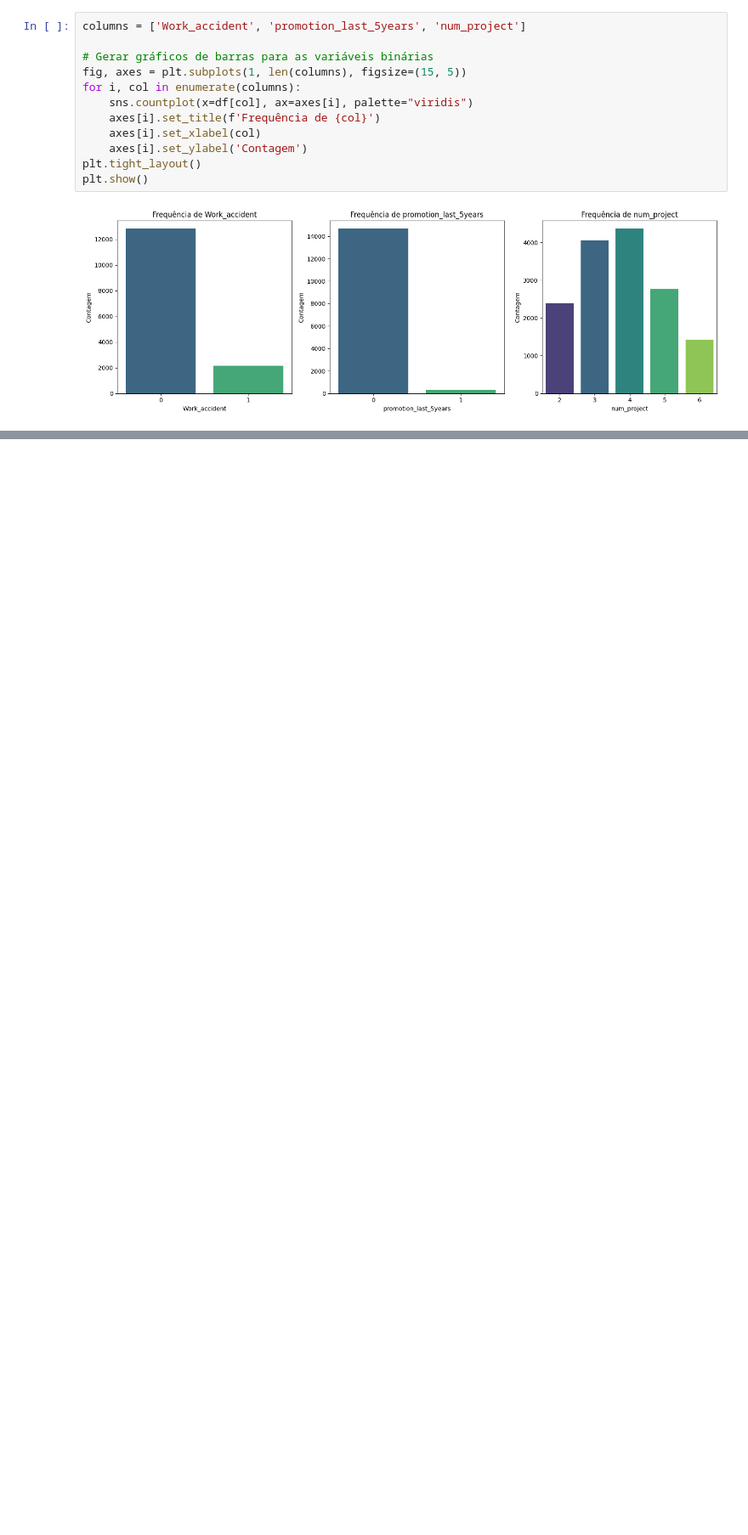
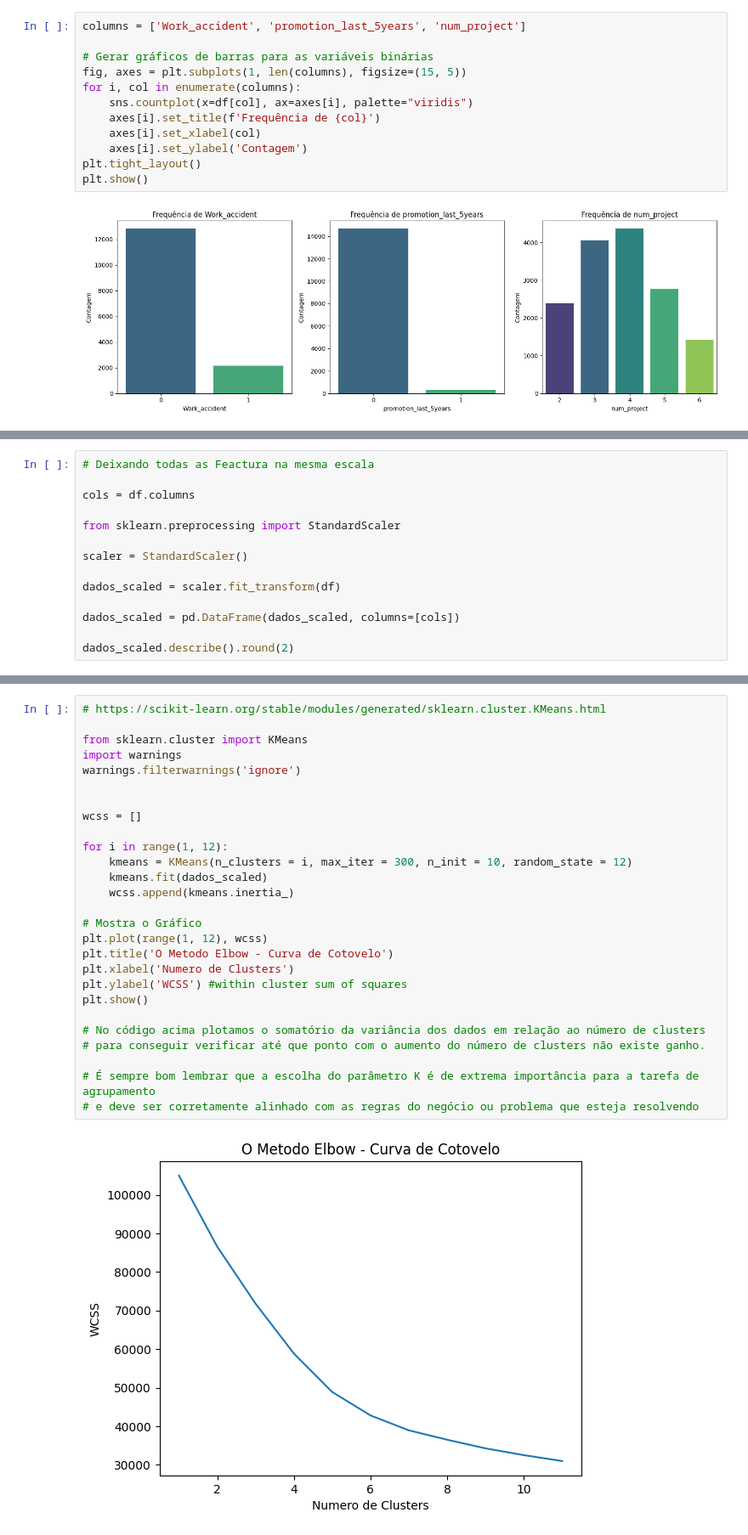
Before and after one commit to Uill-Iam/Estudo, a Jupyter notebook: Python/ML/ACEM/ACEM.ipynb, the cells around one changed output, grey strips where cells are left out. Shown at 85% size. Cells and saved outputs as stored; diff of their text form; blank space fills up the shorter version.

```diff
--- a/Python/ML/ACEM/ACEM.ipynb
+++ b/Python/ML/ACEM/ACEM.ipynb
@@ -898,0 +967,14 @@ plt.show()
+# %%
+# Deixando todas as Feactura na mesma escala
+
+cols = df.columns
+
+from sklearn.preprocessing import StandardScaler
+
+scaler = StandardScaler()
+
+dados_scaled = scaler.fit_transform(df)
+
+dados_scaled = pd.DataFrame(dados_scaled, columns=[cols])
+
+dados_scaled.describe().round(2)
@@ -898,0 +1029,29 @@ plt.show()
+# %%
+# https://scikit-learn.org/stable/modules/generated/sklearn.cluster.KMeans.html
+
+from sklearn.cluster import KMeans
+import warnings
+warnings.filterwarnings('ignore')
+
+
+wcss = []
+
+for i in range(1, 12):
+    kmeans = KMeans(n_clusters = i, max_iter = 300, n_init = 10, random_state = 12)
+    kmeans.fit(dados_scaled)
+    wcss.append(kmeans.inertia_)
+
+# Mostra o Gráfico
+plt.plot(range(1, 12), wcss)
+plt.title('O Metodo Elbow - Curva de Cotovelo')
+plt.xlabel('Numero de Clusters')
+plt.ylabel('WCSS') #within cluster sum of squares
+plt.show()
+
+# No código acima plotamos o somatório da variância dos dados em relação ao número de clusters
+# para conseguir verificar até que ponto com o aumento do número de clusters não existe ganho.
+
+# É sempre bom lembrar que a escolha do parâmetro K é de extrema importância para a tarefa de agrupamento
+# e deve ser corretamente alinhado com as regras do negócio ou problema que esteja resolvendo
+# %% [output]
+[figure, added]
```
Also changed, not shown: parts of 41 cells of this notebook.
